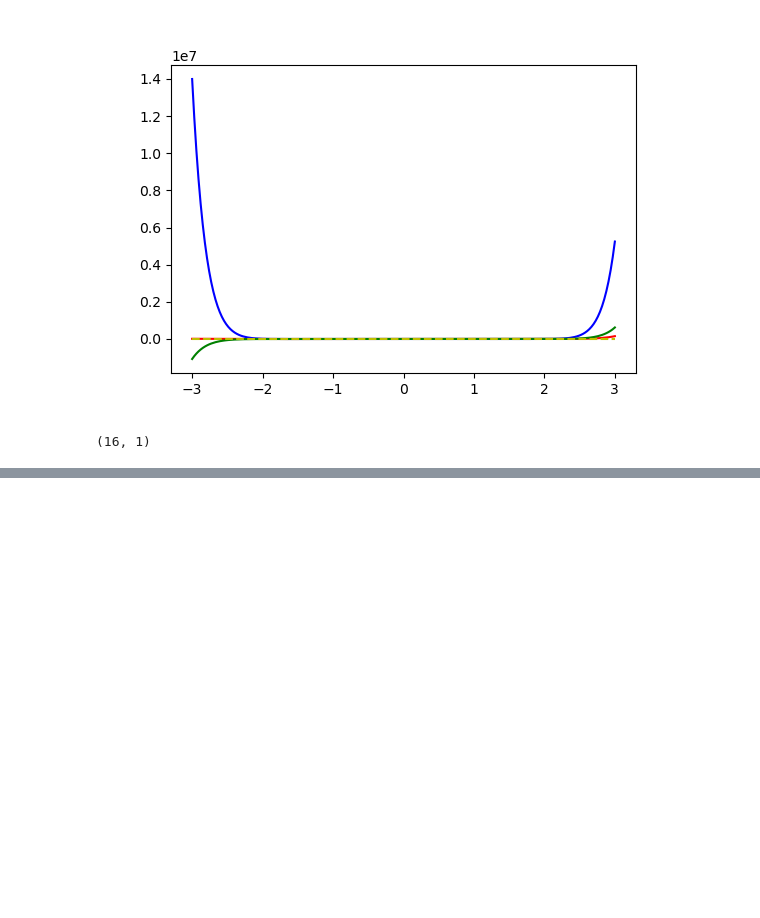
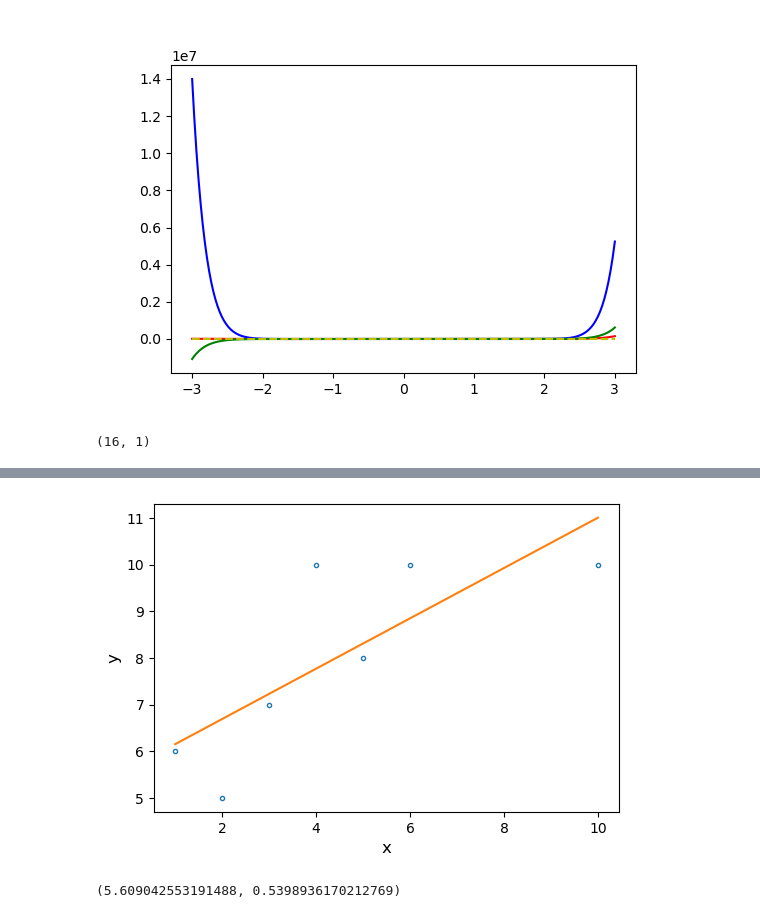
Before and after one commit to pschlatt1/notebooks, a Jupyter notebook: UA/least.ipynb, the cells around one changed output, grey strips where cells are left out. Drawn from its saved outputs; the diff is of its cells as text; code cells hidden in the pictures; blank space fills up the shorter version.

```diff
--- a/UA/least.ipynb
+++ b/UA/least.ipynb
@@ -353,0 +451,21 @@ poly_reg.coef_.T.shape
+# %%
+
+
+# Add samples one-by-one
+samples = [
+    (np.array([1, 1]), 6),
+    (np.array([1, 2]), 5),
+    (np.array([1, 3]), 7),
+    (np.array([1, 4]), 10),
+    (np.array([1, 5]), 8),
+    (np.array([1, 6]), 10),
+    (np.array([1, 10]), 10),
+]
+
+# Suppose x in R^2
+nf = samples[1][0].size
+S = StreamingLeastSquares(n_features=nf)
+
+for a, b_new in samples:
+    S.update(a, b_new)
+    print("Updated x:", S.solution())
@@ -353,0 +480,26 @@ poly_reg.coef_.T.shape
+# %%
+# extract the full training set
+x=np.zeros( (len(samples),nf) )
+i=0
+for a,b in samples:
+    x[i,0]=a[1]
+    x[i,1]=b
+    i+=1
+q = S.solution()
+# %%
+# plot solution
+plt.figure()
+plt.plot(x[:,0],x[:,1],'.')
+plt.plot(x[:,0],q[0]+q[1]*x[:,0])
+plt.xlabel('x');plt.ylabel('y')
+plt.show()
+# %% [output]
+[figure, added]
+# %%
+# calculate the total least squares solution
+A = np.vstack([np.ones(len(x[:,0])),x[:,0]]).T
+y=x[:,1]
+a0,a1 = np.linalg.lstsq(A, y,rcond=-1)[0]
+a0,a1
+# %% [output]
+(5.609042553191488, 0.5398936170212769)
```
Also changed, not shown: parts of 6 cells of this notebook, 1 other file.
